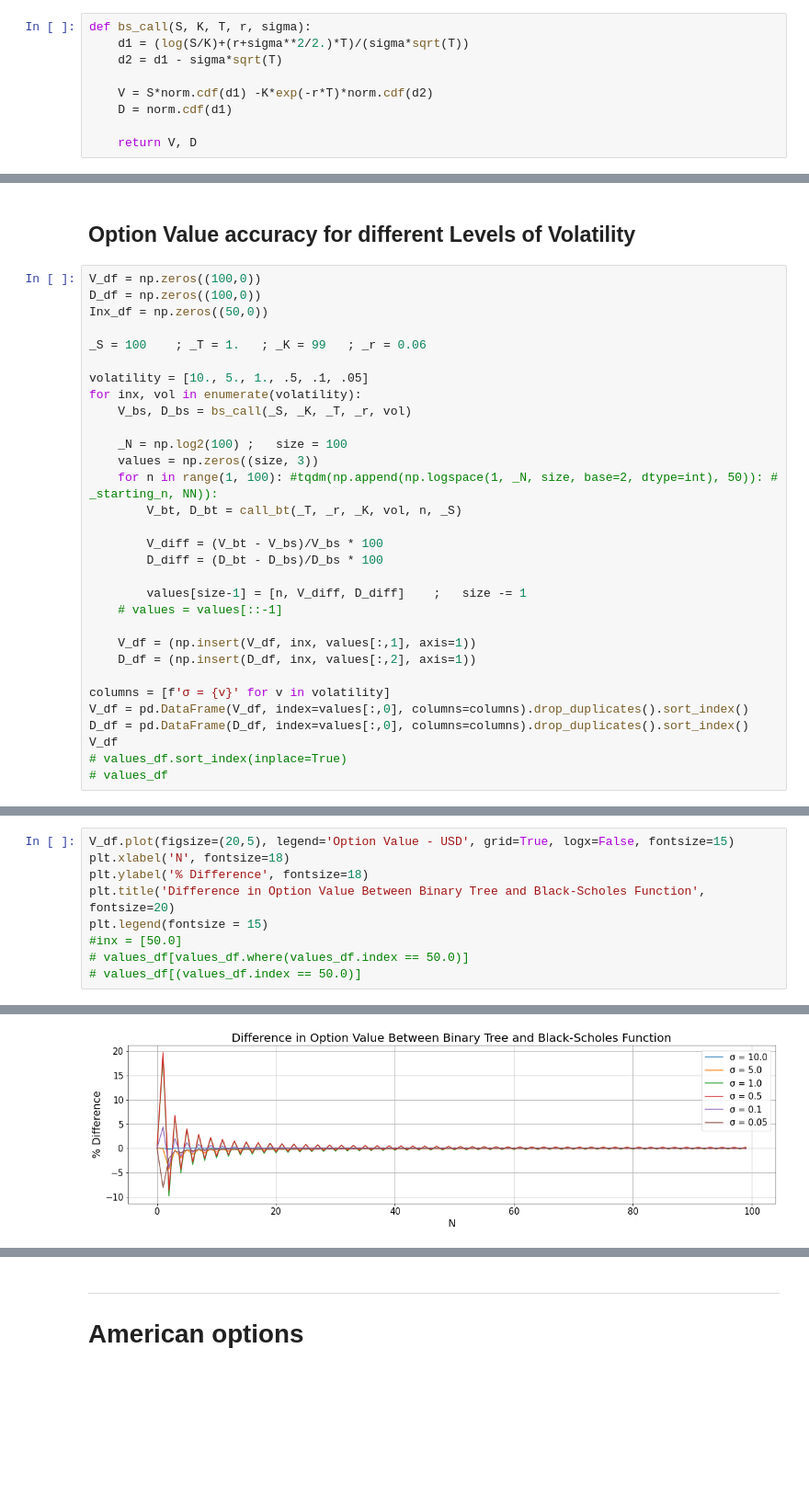
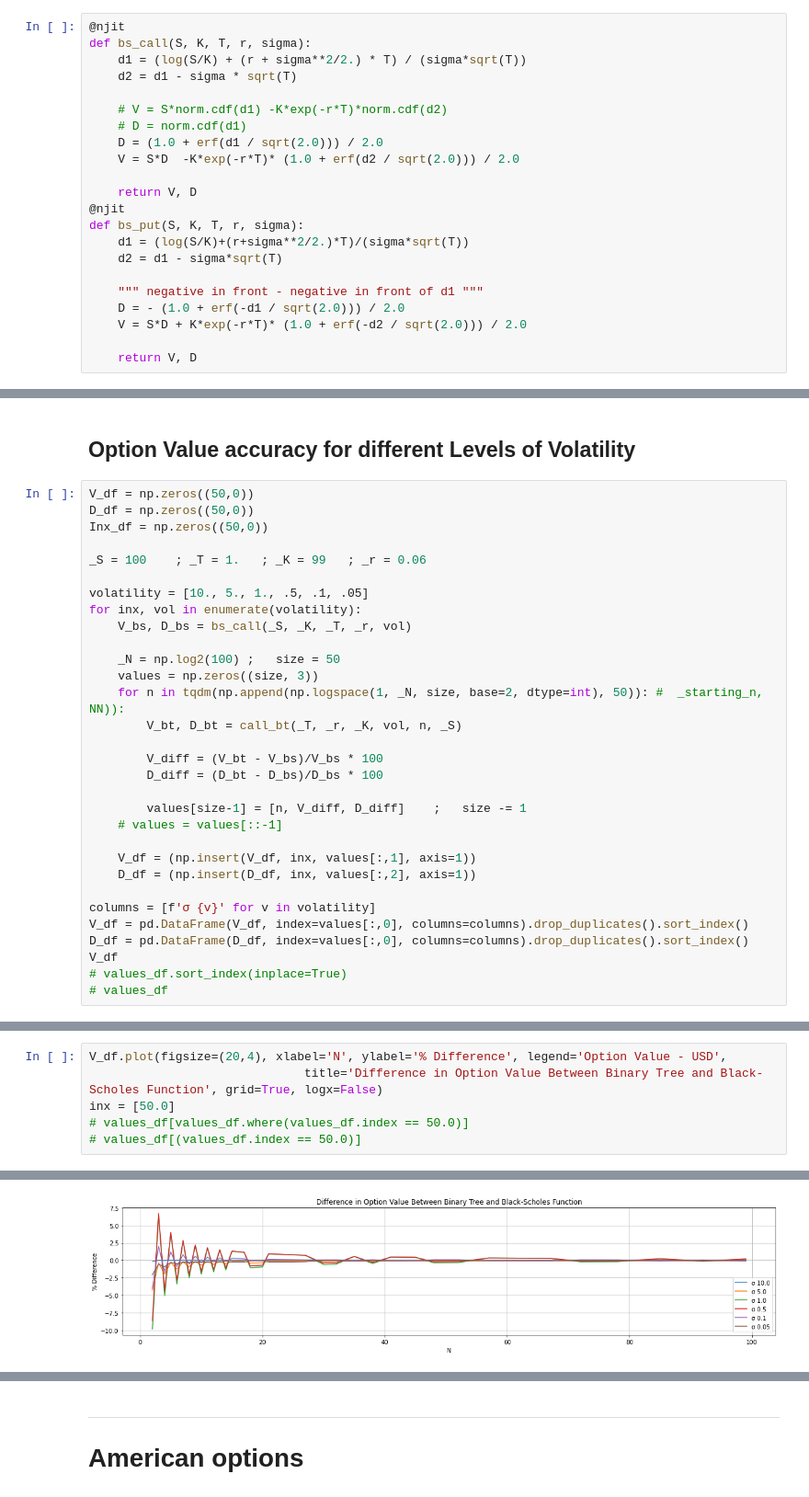
Before and after one commit to ithakis/UvA-Computational-Finance, a Jupyter notebook: Part 2.ipynb, the cells around one changed output, grey strips where cells are left out. Shown: that part at 92% size. Drawn from its saved outputs; the diff is of its cells as text; blank space fills up the shorter version.

```diff
--- a/Part 2.ipynb
+++ b/Part 2.ipynb
@@ -137,12 +139,25 @@ print(f'Delta with N({N}) steps        = {D_bt:.5f}')
 # %% [markdown]
 # Black-Scholes Formula
 # %%
+@njit
 def bs_call(S, K, T, r, sigma):
+    d1 = (log(S/K) + (r + sigma**2/2.) * T) / (sigma*sqrt(T))
+    d2 = d1 - sigma * sqrt(T)
+
+    # V = S*norm.cdf(d1) -K*exp(-r*T)*norm.cdf(d2)
+    # D = norm.cdf(d1)
+    D = (1.0 + erf(d1 / sqrt(2.0))) / 2.0
+    V = S*D  -K*exp(-r*T)* (1.0 + erf(d2 / sqrt(2.0))) / 2.0
+
+    return V, D
+@njit
+def bs_put(S, K, T, r, sigma):
     d1 = (log(S/K)+(r+sigma**2/2.)*T)/(sigma*sqrt(T))
     d2 = d1 - sigma*sqrt(T)
 
-    V = S*norm.cdf(d1) -K*exp(-r*T)*norm.cdf(d2)
-    D = norm.cdf(d1)
+    """ negative in front - negative in front of d1 """
+    D = - (1.0 + erf(-d1 / sqrt(2.0))) / 2.0
+    V = S*D + K*exp(-r*T)* (1.0 + erf(-d2 / sqrt(2.0))) / 2.0
 
     return V, D
 # %%
@@ -211,8 +247,8 @@ plt.show(fig)
 # %% [markdown]
 ## Option Value accuracy for different Levels of Volatility
 # %%
-V_df = np.zeros((100,0))
-D_df = np.zeros((100,0))
+V_df = np.zeros((50,0))
+D_df = np.zeros((50,0))
 Inx_df = np.zeros((50,0))
 
 _S = 100    ; _T = 1.   ; _K = 99   ; _r = 0.06
@@ -221,9 +257,9 @@ volatility = [10., 5., 1., .5, .1, .05]
 for inx, vol in enumerate(volatility):
     V_bs, D_bs = bs_call(_S, _K, _T, _r, vol)
 
-    _N = np.log2(100) ;   size = 100
+    _N = np.log2(100) ;   size = 50
     values = np.zeros((size, 3))
-    for n in range(1, 100): #tqdm(np.append(np.logspace(1, _N, size, base=2, dtype=int), 50)): #  _starting_n, NN)):
+    for n in tqdm(np.append(np.logspace(1, _N, size, base=2, dtype=int), 50)): #  _starting_n, NN)):
         V_bt, D_bt = call_bt(_T, _r, _K, vol, n, _S)
 
         V_diff = (V_bt - V_bs)/V_bs * 100
@@ -235,7 +271,7 @@ for inx, vol in enumerate(volatility):
     V_df = (np.insert(V_df, inx, values[:,1], axis=1))
     D_df = (np.insert(D_df, inx, values[:,2], axis=1))
 
-columns = [f'σ = {v}' for v in volatility]
+columns = [f'σ {v}' for v in volatility]
 V_df = pd.DataFrame(V_df, index=values[:,0], columns=columns).drop_duplicates().sort_index()
 D_df = pd.DataFrame(D_df, index=values[:,0], columns=columns).drop_duplicates().sort_index()
 V_df
@@ -258,10 +298,7 @@ V_df
 # %%
-V_df.plot(figsize=(20,5), legend='Option Value - USD', grid=True, logx=False, fontsize=15)
-plt.xlabel('N', fontsize=18)
-plt.ylabel('% Difference', fontsize=18)
-plt.title('Difference in Option Value Between Binary Tree and Black-Scholes Function', fontsize=20)
-plt.legend(fontsize = 15)
-#inx = [50.0]
+V_df.plot(figsize=(20,4), xlabel='N', ylabel='% Difference', legend='Option Value - USD',
+                              title='Difference in Option Value Between Binary Tree and Black-Scholes Function', grid=True, logx=False)
+inx = [50.0]
 # values_df[values_df.where(values_df.index == 50.0)]
 # values_df[(values_df.index == 50.0)]
 # %% [output]
@@ -269,2 +305,2 @@ plt.legend(fontsize = 15)
-[figure, old version]
+[figure, new version]
 # %%
```
Also changed, not shown: parts of 28 cells of this notebook, 1 other file.
